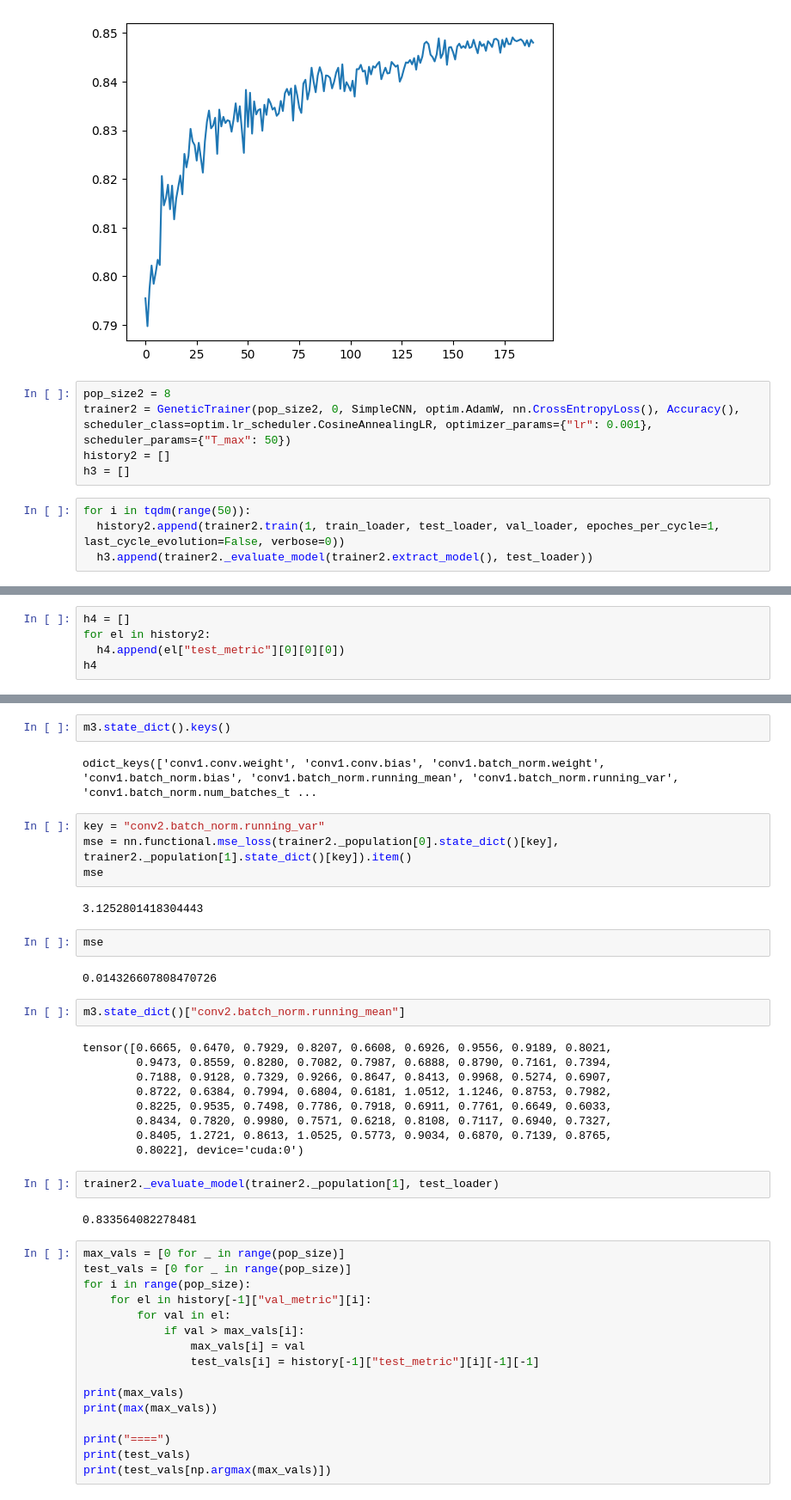
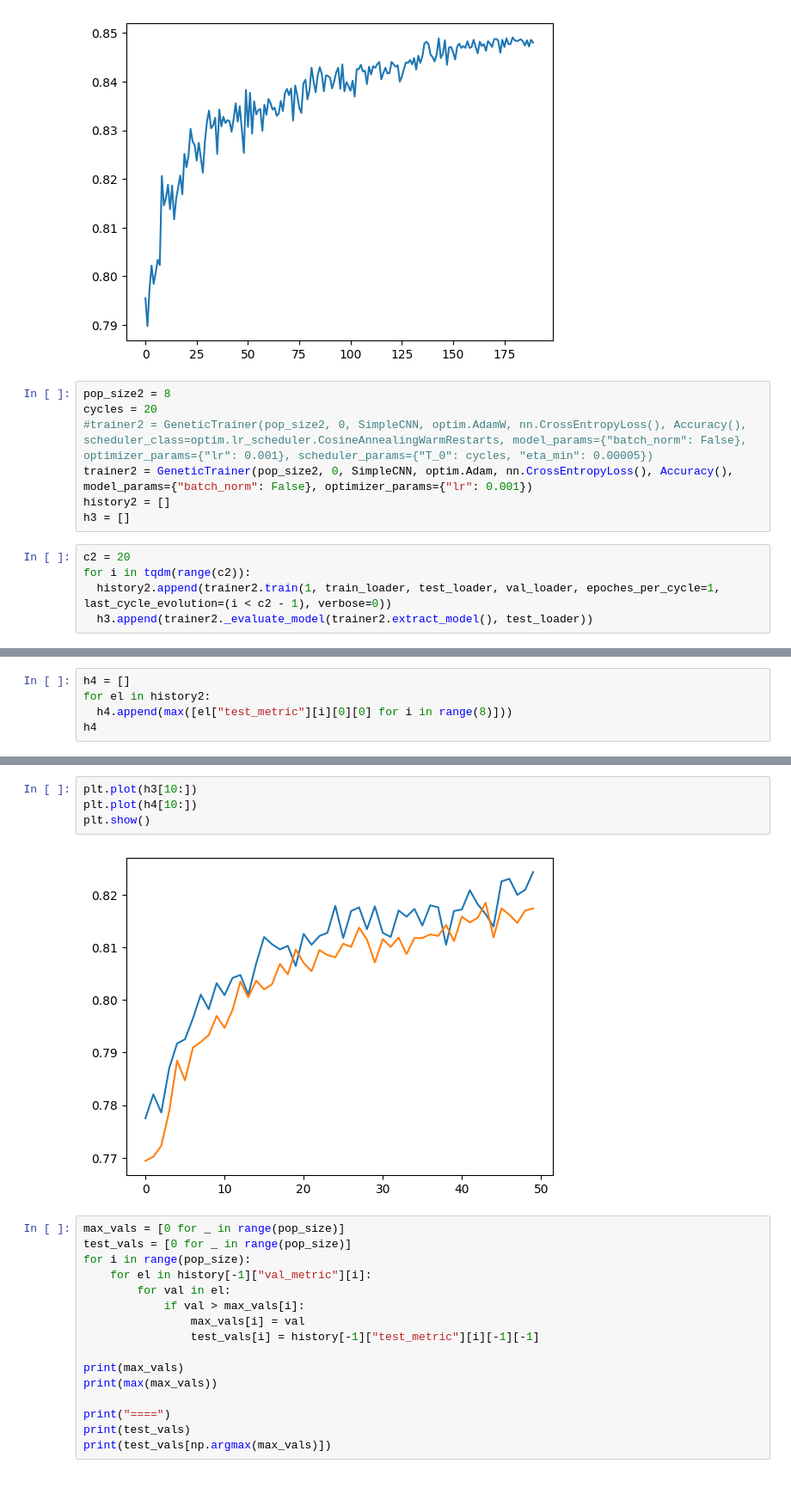
Before and after one commit to astopchatyy/GenAlgoTest, a Jupyter notebook: test.ipynb, the cells around one changed output, grey strips where cells are left out. Shown: that part at 86% size. Drawn from its saved outputs; the diff is of its cells as text.

```diff
--- a/test.ipynb
+++ b/test.ipynb
@@ -207,10 +574,13 @@ plt.plot(history[0]["test_metric"][0][0][10:])
 [figure]
 # %%
 pop_size2 = 8
-trainer2 = GeneticTrainer(pop_size2, 0, SimpleCNN, optim.AdamW, nn.CrossEntropyLoss(), Accuracy(), scheduler_class=optim.lr_scheduler.CosineAnnealingLR, optimizer_params={"lr": 0.001}, scheduler_params={"T_max": 50})
+cycles = 20
+#trainer2 = GeneticTrainer(pop_size2, 0, SimpleCNN, optim.AdamW, nn.CrossEntropyLoss(), Accuracy(), scheduler_class=optim.lr_scheduler.CosineAnnealingWarmRestarts, model_params={"batch_norm": False}, optimizer_params={"lr": 0.001}, scheduler_params={"T_0": cycles, "eta_min": 0.00005})
+trainer2 = GeneticTrainer(pop_size2, 0, SimpleCNN, optim.Adam, nn.CrossEntropyLoss(), Accuracy(), model_params={"batch_norm": False}, optimizer_params={"lr": 0.001})
 history2 = []
 h3 = []
 # %%
-for i in tqdm(range(50)):
-  history2.append(trainer2.train(1, train_loader, test_loader, val_loader, epoches_per_cycle=1, last_cycle_evolution=False, verbose=0))
+c2 = 20
+for i in tqdm(range(c2)):
+  history2.append(trainer2.train(1, train_loader, test_loader, val_loader, epoches_per_cycle=1, last_cycle_evolution=(i < c2 - 1), verbose=0))
   h3.append(trainer2._evaluate_model(trainer2.extract_model(), test_loader))
@@ -217,6 +607,6 @@ for i in tqdm(range(50)):
 # %%
 h4 = []
 for el in history2:
-  h4.append(el["test_metric"][0][0][0])
+  h4.append(max([el["test_metric"][i][0][0] for i in range(8)]))
 h4
 # %% [output]
@@ -285,32 +630,9 @@ tensor(18750, device='cuda:0')
-# %%
-m3.state_dict().keys()
-# %% [output]
-odict_keys(['conv1.conv.weight', 'conv1.conv.bias', 'conv1.batch_norm.weight', 'conv1.batch_norm.bias', 'conv1.batch_norm.running_mean', 'conv1.batch_norm.running_var', 'conv1.batch_norm.num_batches_t ...
-# %%
-key = "conv2.batch_norm.running_var"
-mse = nn.functional.mse_loss(trainer2._population[0].state_dict()[key], trainer2._population[1].state_dict()[key]).item()
-mse
-# %% [output]
-3.1252801418304443
-# %%
-mse
-# %% [output]
-0.014326607808470726
-# %%
-m3.state_dict()["conv2.batch_norm.running_mean"]
-# %% [output]
-tensor([0.6665, 0.6470, 0.7929, 0.8207, 0.6608, 0.6926, 0.9556, 0.9189, 0.8021,
-        0.9473, 0.8559, 0.8280, 0.7082, 0.7987, 0.6888, 0.8790, 0.7161, 0.7394,
-        0.7188, 0.9128, 0.7329, 0.9266, 0.8647, 0.8413, 0.9968, 0.5274, 0.6907,
-        0.8722, 0.6384, 0.7994, 0.6804, 0.6181, 1.0512, 1.1246, 0.8753, 0.7982,
-        0.8225, 0.9535, 0.7498, 0.7786, 0.7918, 0.6911, 0.7761, 0.6649, 0.6033,
-        0.8434, 0.7820, 0.9980, 0.7571, 0.6218, 0.8108, 0.7117, 0.6940, 0.7327,
-        0.8405, 1.2721, 0.8613, 1.0525, 0.5773, 0.9034, 0.6870, 0.7139, 0.8765,
-        0.8022], device='cuda:0')
-# %%
-trainer2._evaluate_model(trainer2._population[1], test_loader)
-# %% [output]
-0.833564082278481
+# %%
+plt.plot(h3[10:])
+plt.plot(h4[10:])
+plt.show()
+# %% [output]
+[figure, added]
 # %%
 max_vals = [0 for _ in range(pop_size)]
 test_vals = [0 for _ in range(pop_size)]
```
Also changed, not shown: parts of 19 cells of this notebook.
